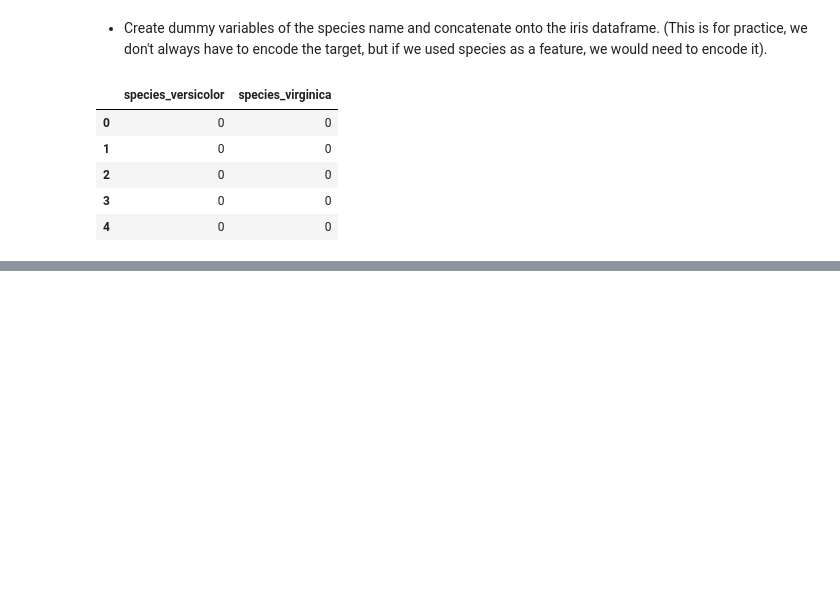
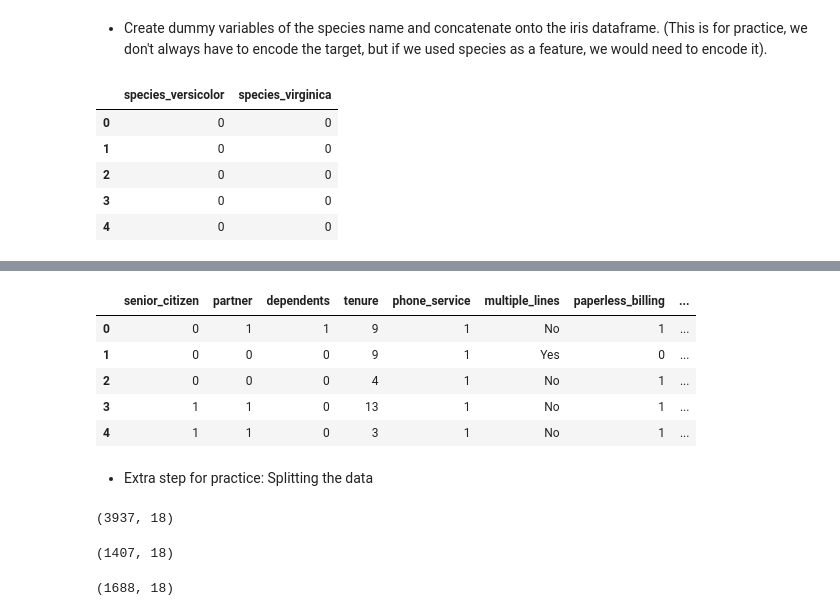
Before and after one commit to kristofer-rivera/classification-exercises, a Jupyter notebook: classification_exercises.ipynb, the cells around one changed output, grey strips where cells are left out. Drawn from its saved outputs; the diff is of its cells as text; code cells hidden in the pictures; blank space fills up the shorter version.

```diff
--- a/classification_exercises.ipynb
+++ b/classification_exercises.ipynb
@@ -693,0 +651,16 @@ prepped_telco_v0.head()
+# %%
+# Concatenating onto original dataframe
+telco = pd.concat([telco, dummy_telco], axis = 1)
+# Will need to drop the columns used to make dummies
+telco = telco.drop(columns= ['gender', 'contract_type', 'payment_type', 'internet_service_type'])
+
+telco.head()
+# %% [output]
+|  | senior_citizen | partner | dependents | tenure | phone_service | multiple_lines | paperless_billing | ... |
+| 0 | 0 | 1 | 1 | 9 | 1 | No | 1 | ... |
+| 1 | 0 | 0 | 0 | 9 | 1 | Yes | 0 | ... |
+| 2 | 0 | 0 | 0 | 4 | 1 | No | 1 | ... |
+| 3 | 1 | 1 | 0 | 13 | 1 | No | 1 | ... |
+| 4 | 1 | 1 | 0 | 3 | 1 | No | 1 | ... |
+# %% [markdown]
+- Extra step for practice: Splitting the data
@@ -693,0 +675,12 @@ prepped_telco_v0.head()
+# %%
+train.shape
+# %% [output]
+(3937, 18)
+# %%
+test.shape
+# %% [output]
+(1407, 18)
+# %%
+validate.shape
+# %% [output]
+(1688, 18)
```
Also changed, not shown: parts of 86 cells of this notebook, 1 other file.
